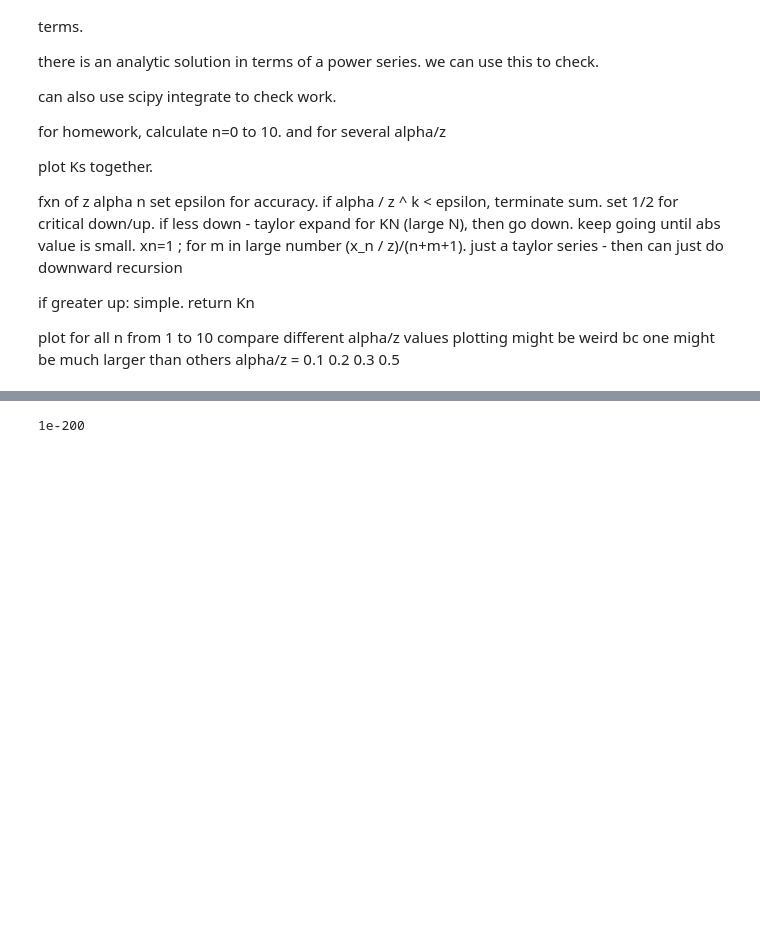
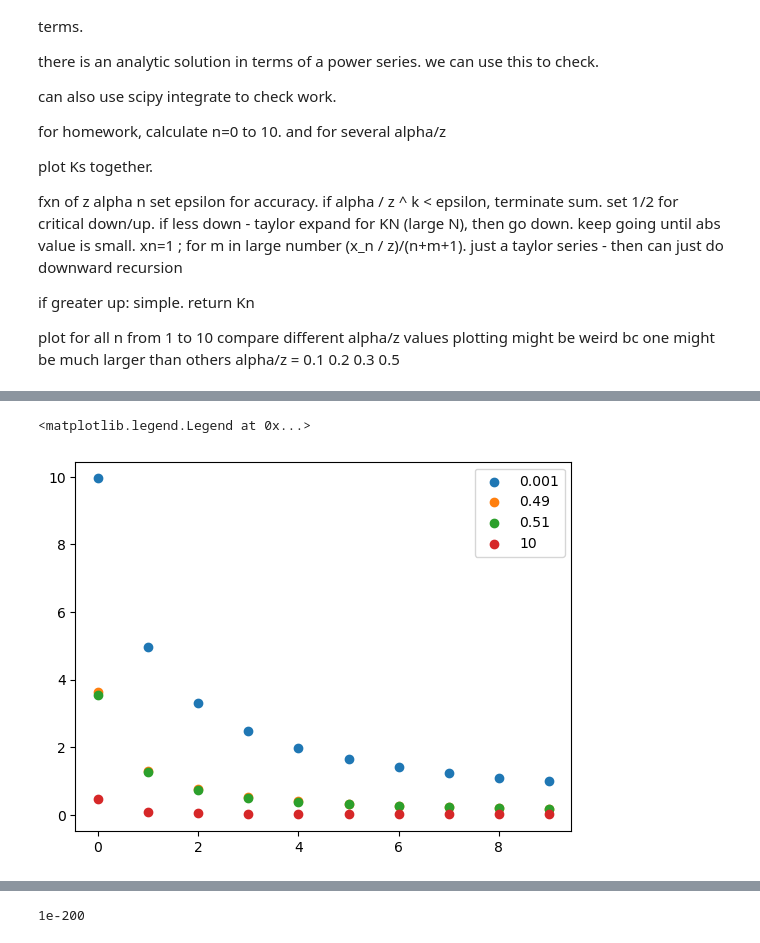
Before and after one commit to ravikoka/rcphy, a Jupyter notebook: hw2_recurrence_relations.ipynb, the cells around one changed output, grey strips where cells are left out. Drawn from its saved outputs; the diff is of its cells as text; code cells hidden in the pictures; blank space fills up the shorter version.

```diff
--- a/hw2_recurrence_relations.ipynb
+++ b/hw2_recurrence_relations.ipynb
@@ -158,0 +264,16 @@ class KnSolver:
+# %%
+fig, ax = plt.subplots()
+x_axis = [i for i in range(10)]
+
+alphas = [0.001, 0.49, 0.51, 10]
+for alpha in alphas:
+    solver = KnSolver(alpha=alpha, z=[0.1], n_max=10, epsilon=1e-10)
+
+    Kn_integral = solver.solve_Kn_integral()
+
+    ax.scatter(x_axis, Kn_integral, label=f'{alpha}')
+
+ax.legend()
+# %% [output]
+<matplotlib.legend.Legend at 0x...>
+[figure, added]
```
Also changed, not shown: parts of 20 cells of this notebook.
